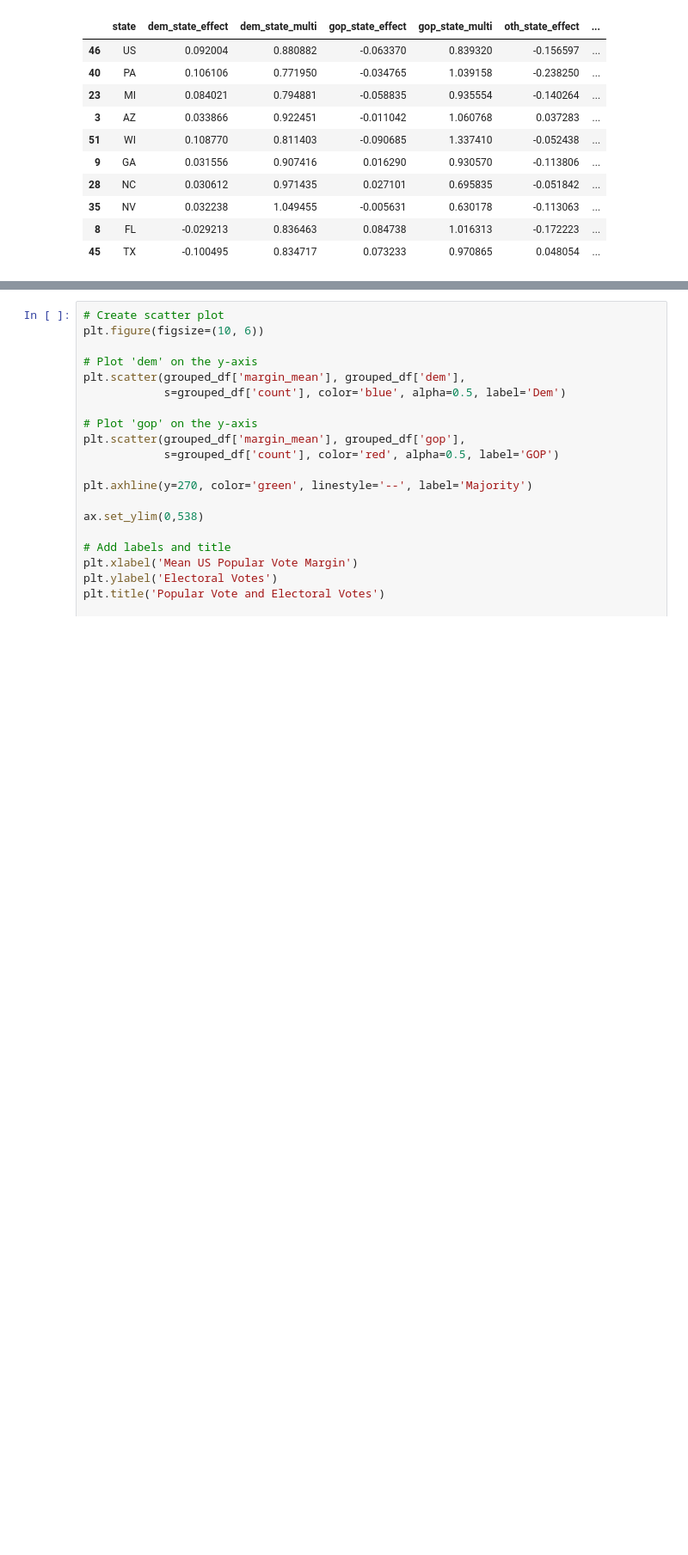
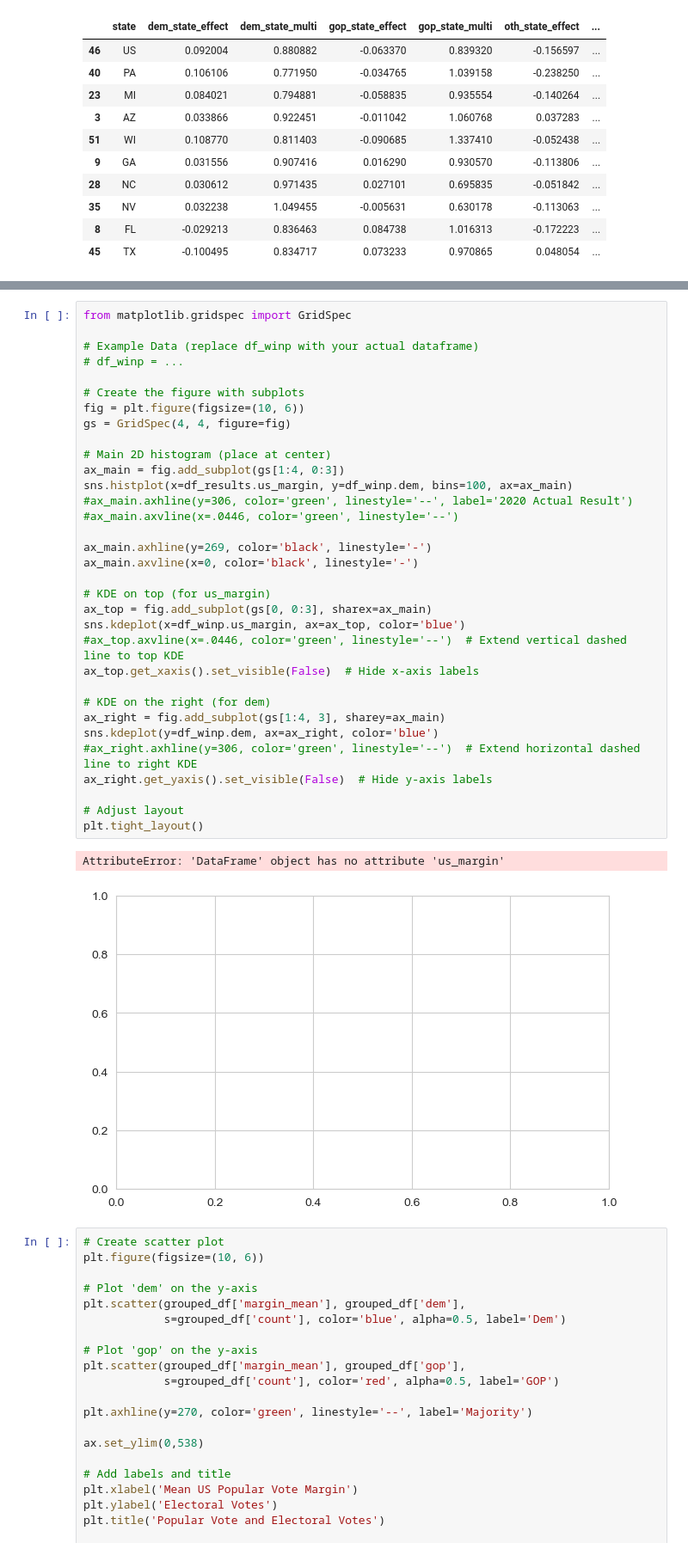
Before and after one commit to andrewpwalters/US-Presidential-Fundamentals, a Jupyter notebook: Notebooks/Polling Model - United States 2024.ipynb, the cells around one changed output, grey strips where cells are left out. Shown at 86% size. Cells and saved outputs as stored; diff of their text form; blank space fills up the shorter version.

```diff
--- a/Notebooks/Polling Model - United States 2024.ipynb
+++ b/Notebooks/Polling Model - United States 2024.ipynb
@@ -1996,3 +2012,39 @@ df_winp.loc[:, (df_winp.mean(axis=0) >= 0.01) & (df_winp.mean(axis=0) <= .99)].i
+# %%
+from matplotlib.gridspec import GridSpec
+
+# Example Data (replace df_winp with your actual dataframe)
+# df_winp = ...
+
+# Create the figure with subplots
+fig = plt.figure(figsize=(10, 6))
+gs = GridSpec(4, 4, figure=fig)
+
+# Main 2D histogram (place at center)
+ax_main = fig.add_subplot(gs[1:4, 0:3])
+sns.histplot(x=df_results.us_margin, y=df_winp.dem, bins=100, ax=ax_main)
+#ax_main.axhline(y=306, color='green', linestyle='--', label='2020 Actual Result')
+#ax_main.axvline(x=.0446, color='green', linestyle='--')
+
+ax_main.axhline(y=269, color='black', linestyle='-')
+ax_main.axvline(x=0, color='black', linestyle='-')
+
+# KDE on top (for us_margin)
+ax_top = fig.add_subplot(gs[0, 0:3], sharex=ax_main)
+sns.kdeplot(x=df_winp.us_margin, ax=ax_top, color='blue')
+#ax_top.axvline(x=.0446, color='green', linestyle='--')  # Extend vertical dashed line to top KDE
+ax_top.get_xaxis().set_visible(False)  # Hide x-axis labels
+
+# KDE on the right (for dem)
+ax_right = fig.add_subplot(gs[1:4, 3], sharey=ax_main)
+sns.kdeplot(y=df_winp.dem, ax=ax_right, color='blue')
+#ax_right.axhline(y=306, color='green', linestyle='--')  # Extend horizontal dashed line to right KDE
+ax_right.get_yaxis().set_visible(False)  # Hide y-axis labels
+
+# Adjust layout
+plt.tight_layout()
+# %% [output]
+AttributeError: 'DataFrame' object has no attribute 'us_margin'
+[figure, added]
 # %%
 # Create scatter plot
 plt.figure(figsize=(10, 6))
```
Also changed, not shown: parts of 1 cell of this notebook, 3 other files.
